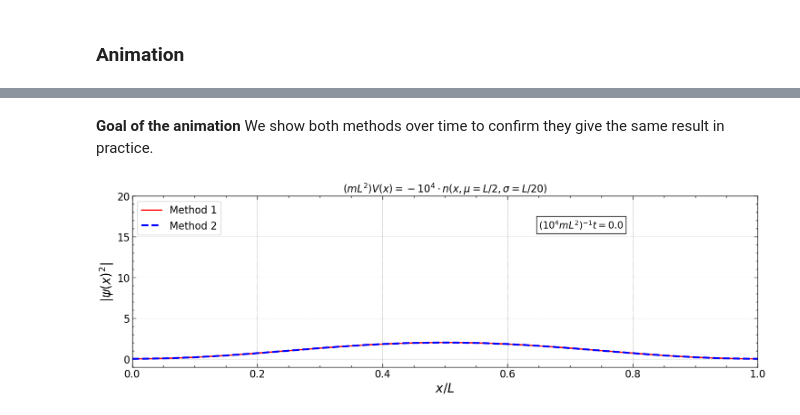
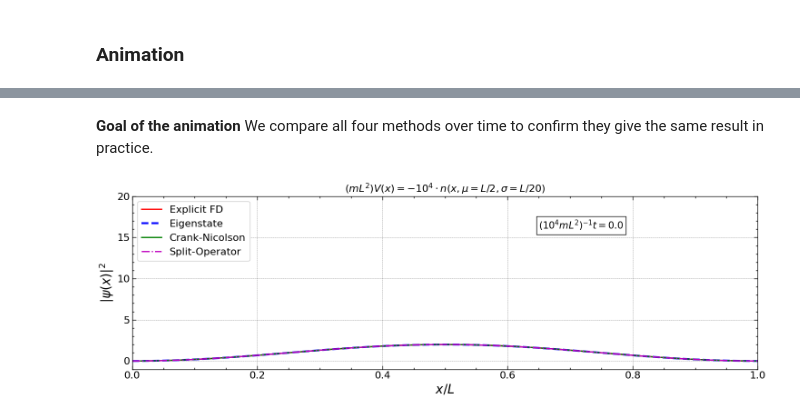
Before and after one commit to Shk1r/Quantum_Schrodinger_Simulation, a Jupyter notebook: Time-Dependent Schrodinger Equation.ipynb, the cells around one changed output, grey strips where cells are left out. Saved outputs shown, nothing was run; the diff lists cells and outputs as text; code cells hidden in the pictures.

```diff
--- a/Time-Dependent Schrodinger Equation.ipynb
+++ b/Time-Dependent Schrodinger Equation.ipynb
@@ -155,6 +144,6 @@ def compute_psi(psi):
 # %% [markdown]
 Compute $\psi(x,t)$ using method 1 (so we label m1)
 # %%
-psi_m1 = compute_psi(psi.astype(complex))
+psi_m1 = explicit_fd(psi0, V, dx, dt, Nt)
 # %% [markdown]
 Plot for some given $m=10000$ (the dimensionless time is $t=m\Delta t$)
@@ -189,5 +181,5 @@ The second-derivative finite difference produces a tridiagonal matrix, which mak
 # %%
-d = 1/dx**2 + V(x)[1:-1]
-e = -1/(2*(dx**2)*np.ones(len(d)-1))
-w, v = eigh_tridiagonal(d,e)
+d = 1 / dx**2 + V[1:-1]
+e = -1 / (2 * dx**2) * np.ones(len(d) - 1)
+w, v = eigh_tridiagonal(d, e)
 # %%
@@ -222,8 +210,9 @@ We expand the initial state in eigenstates and add the time phase for each one t
 # %%
-E_js = w[0:70]
-psi_js = np.pad(v.T[0:70], [(0,0),(1,1)], mode='constant')
-cs = np.dot(psi_js, psi0)
+num_states = 70
+E_js = w[:num_states]
+psi_js = np.pad(v.T[:num_states], [(0, 0), (1, 1)], mode='constant')
+cs = psi_js @ psi0
 
 def psi_m2(t):
-    return psi_js.T@(cs * np.exp(-1j * E_js * t))
+    return psi_js.T @ (cs * np.exp(-1j * E_js * t))
 # %% [markdown]
@@ -242,26 +386,53 @@ Now we make an animation that shows the results of the two techniques, and that
-# %% [markdown]
-**Goal of the animation**
-We show both methods over time to confirm they give the same result in practice.
+# %% [markdown]
+**Goal of the animation**
+We compare all four methods over time to confirm they give the same result in practice.
 # %%
+T_total = (Nt - 1) * dt
+
+dt_cn = T_total / (psi_cn.shape[0] - 1) if 'psi_cn' in globals() else None
+dt_so = T_total / (psi_so.shape[0] - 1) if 'psi_so' in globals() else None
+
 def animate(i):
-    ln1.set_data(x, np.absolute(psi_m1[100*i]**2))
-    ln2.set_data(x, np.absolute(psi_m2(100*i*dt))**2)
-    time_text.set_text('$(10^4 mL^2)^{-1}t=$'+'{:.1f}'.format(100*i*dt*1e4))
+    t = min(100 * i * dt, T_total)
+    i_fd = min(100 * i, psi_m1.shape[0] - 1)
+    ln1.set_data(x, np.abs(psi_m1[i_fd])**2)
 
-fig, ax = plt.subplots(1,1,figsize=(15,5))
+    if 'psi_m2' in globals():
+        ln2.set_data(x, np.abs(psi_m2(t))**2)
+    else:
+        ln2.set_data([], [])
 
-ln1, = plt.plot([],[],'r-', lw=2, markersize=8,label='Method 1')
-ln2, = plt.plot([],[],'b--', lw=3, markersize=8,label='Method 2')
+    if dt_cn is not None:
+        i_cn = min(int(round(t / dt_cn)), psi_cn.shape[0] - 1)
+        ln3.set_data(x, np.abs(psi_cn[i_cn])**2)
+    else:
+        ln3.set_data([], [])
+
+    if dt_so is not None:
+        i_so = min(int(round(t / dt_so)), psi_so.shape[0] - 1)
+        ln4.set_data(x, np.abs(psi_so[i_so])**2)
+    else:
+        ln4.set_data([], [])
+
+    time_text.set_text(r'$(10^4 mL^2)^{-1}t=$' + '{:.1f}'.format(t * 1e4))
+
+fig, ax = plt.subplots(1, 1, figsize=(15, 5))
+
+ln1, = plt.plot([], [], 'r-', lw=2, markersize=8, label='Explicit FD')
+ln2, = plt.plot([], [], 'b--', lw=3, markersize=8, label='Eigenstate')
+ln3, = plt.plot([], [], 'g-', lw=2, markersize=6, label='Crank-Nicolson')
+ln4, = plt.plot([], [], 'm-.', lw=2, markersize=6, label='Split-Operator')
 time_text = ax.text(0.65, 16, '', fontsize=15, bbox=dict(facecolor='white', edgecolor='black'))
 
-ax.set_ylim(-1,20)
-ax.set_xlim(0,1)
-ax.set_ylabel('$|\psi(x)^2|$', fontsize=20)
+ax.set_ylim(-1, 20)
+ax.set_xlim(0, 1)
+ax.set_ylabel(r'$|\psi(x)|^2$', fontsize=20)
 ax.set_xlabel('$x/L$', fontsize=20)
 ax.legend(loc='upper left')
-ax.set_title('$(mL^2)V(x) = -10^4 \cdot n(x, \mu=L/2,\sigma= L/20)$')
+ax.set_title(r'$(mL^2)V(x) = -10^4 \cdot n(x, \mu=L/2,\sigma= L/20)$')
 plt.tight_layout()
-ani = animation.FuncAnimation(fig,animate, frames=1000, interval=50)
-ani.save('TD.gif',writer='pillow', fps=50, dpi=100)
+max_frames = min(1000, (psi_m1.shape[0] - 1) // 100 + 1)
+ani = animation.FuncAnimation(fig, animate, frames=max_frames, interval=50)
+ani.save('TD.gif', writer='pillow', fps=50, dpi=100)
 # %% [output]
-[figure, old version]
+[figure, new version]
```
Also changed, not shown: parts of 47 cells of this notebook, 2 other files.
